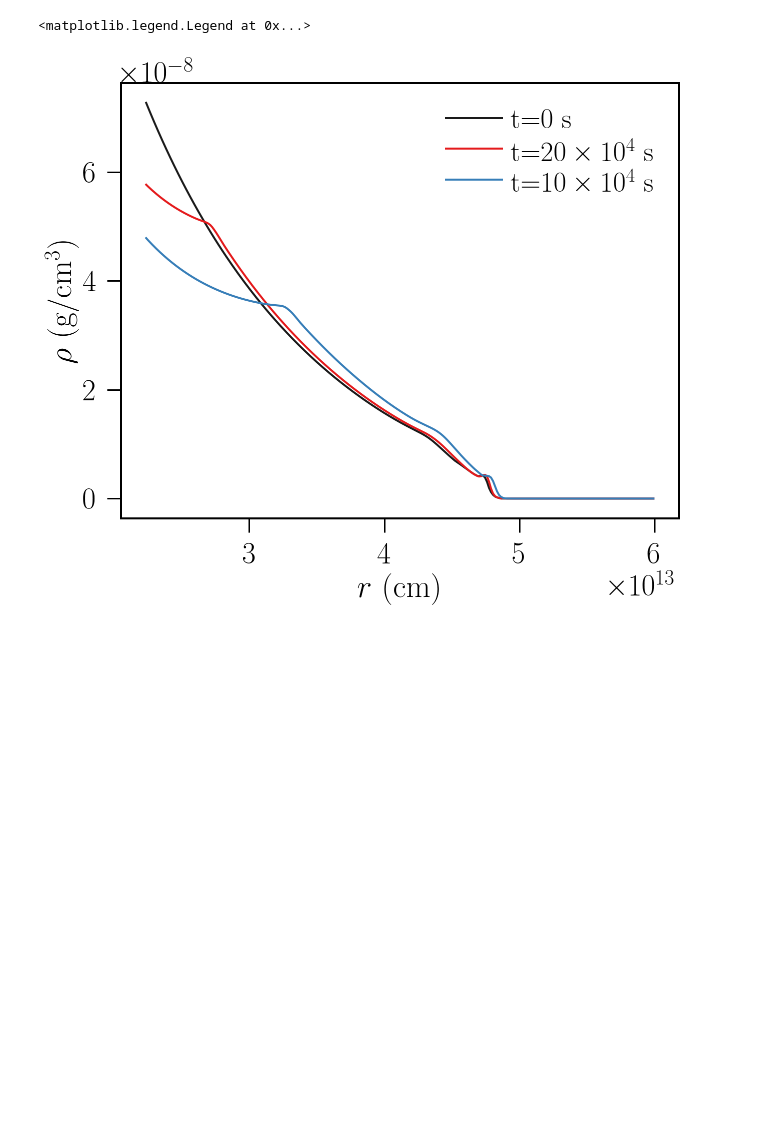
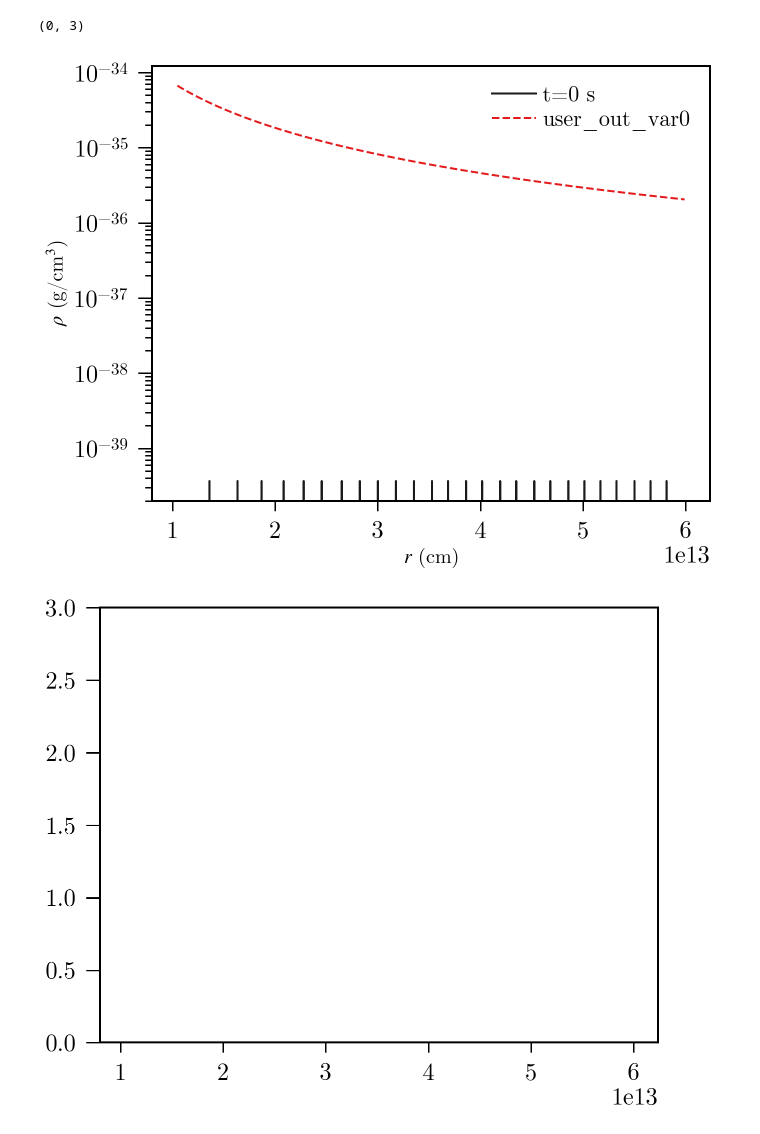
Before and after one commit to PrincetonUniversity/athena, a Jupyter notebook: work/3. 2d.ipynb, the cells around one changed output. Drawn from its saved outputs; the diff is of its cells as text; code cells hidden in the pictures; blank space fills up the shorter version.

```diff
--- a/work/3. 2d.ipynb
+++ b/work/3. 2d.ipynb
@@ -49,28 +49,33 @@ yt : [INFO     ] 2018-03-10 03:18:55,562 Making a fixed resolution buffer of (('
 <yt.visualization.plot_window.AxisAlignedSlicePlot at 0x...>
 # %%
-data1 = ascii.read("./SN.block0.out1.00000.tab",
-                   format='no_header', data_start=2,
-                  names= default_names+dummies)
-data2 = ascii.read("./SN.block0.out1.00010.tab",
-                   format='no_header', data_start=2,
-                  names= default_names+dummies)
-data3 = ascii.read("./SN.block0.out1.00020.tab",
+data1 = ascii.read("./SN.block0.out3.000001.tab",
                    format='no_header', data_start=2,
                   names= default_names+dummies)
 
+uov = ascii.read("./SN.block0.out4.00000.tab",
+                   format='no_header', data_start=2,
+                  names= ['i','x1v','user_out_var0', 'user_out_var1' ])
+
 # data1.colnames
-plt.plot( data1['x1v'], data1['rho'], label='t=0 s' )
-plt.plot( data2['x1v'], data2['rho'], label=r't=$20 \times 10^4$ s' )
-plt.plot( data3['x1v'], data3['rho'], label=r't=$10 \times 10^4$ s' )
+plt.plot( data1['x1v'], -np.gradient(data1['Pres'], data1['x1v'] ), label='t=0 s' )
+plt.plot( uov['x1v'], uov['user_out_var0'] * data1['rho'], '--' )
 
 
 plt.ylabel(r'$\rho$ (g/cm$^3$)')
 plt.xlabel(r'$r$ (cm)')
 plt.legend()
+plt.yscale('log')
+
+plt.figure()
+
+plt.plot( data1['x1v'], -np.gradient(data1['Pres'], data1['x1v'] ) /
+         ( uov['user_out_var0'] * data1['rho']), label='t=0 s' )
+plt.ylim(0,3)
 # plt.yscale('log')
 # %% [output]
-<matplotlib.legend.Legend at 0x...>
+(0, 3)
-[figure, old version]
+[figure, new version]
+[figure, added]
 # %%
 from matplotlib import animation, rc
 from IPython.display import HTML
```
Also changed, not shown: parts of 5 cells of this notebook, 4 other files.
